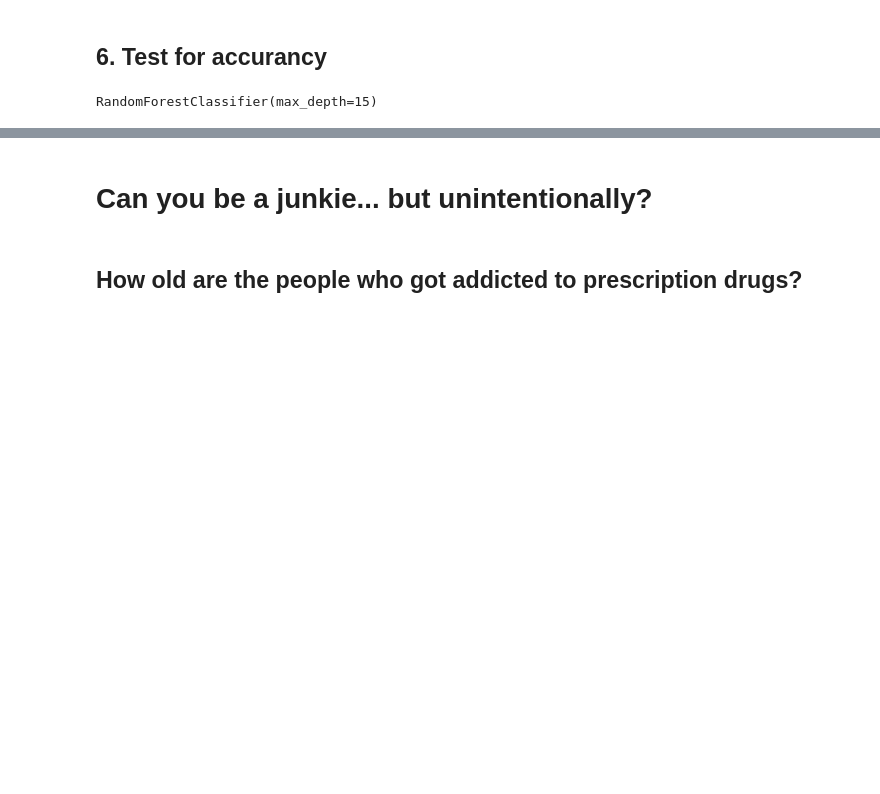
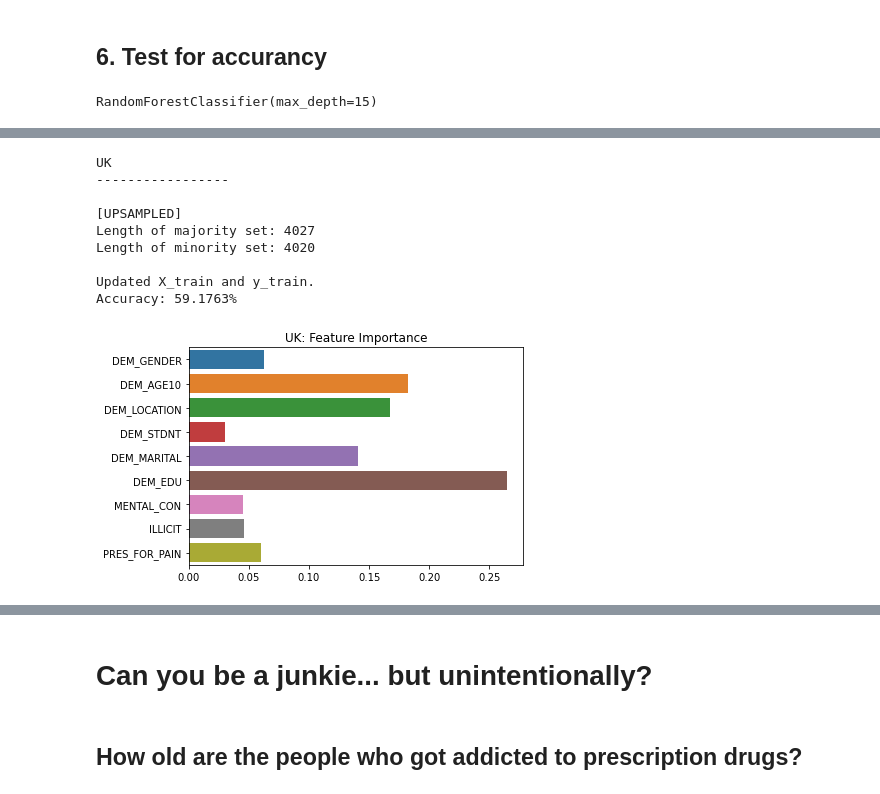
Before and after one commit to percy-xu/DataFest, a Jupyter notebook: notebook.ipynb, the cells around one changed output, grey strips where cells are left out. Saved outputs shown, nothing was run; the diff lists cells and outputs as text; code cells hidden in the pictures; blank space fills up the shorter version.

```diff
--- a/notebook.ipynb
+++ b/notebook.ipynb
@@ -296,0 +363,13 @@ Text(0.5, 1.0, 'Feature Importance')
+# %%
+test_model(rfc, 'uk')
+# %% [output]
+UK
+-----------------
+
+[UPSAMPLED]
+Length of majority set: 4027
+Length of minority set: 4020
+
+Updated X_train and y_train.
+Accuracy: 59.1763%
+[figure, added]
```
Also changed, not shown: parts of 20 cells of this notebook.
